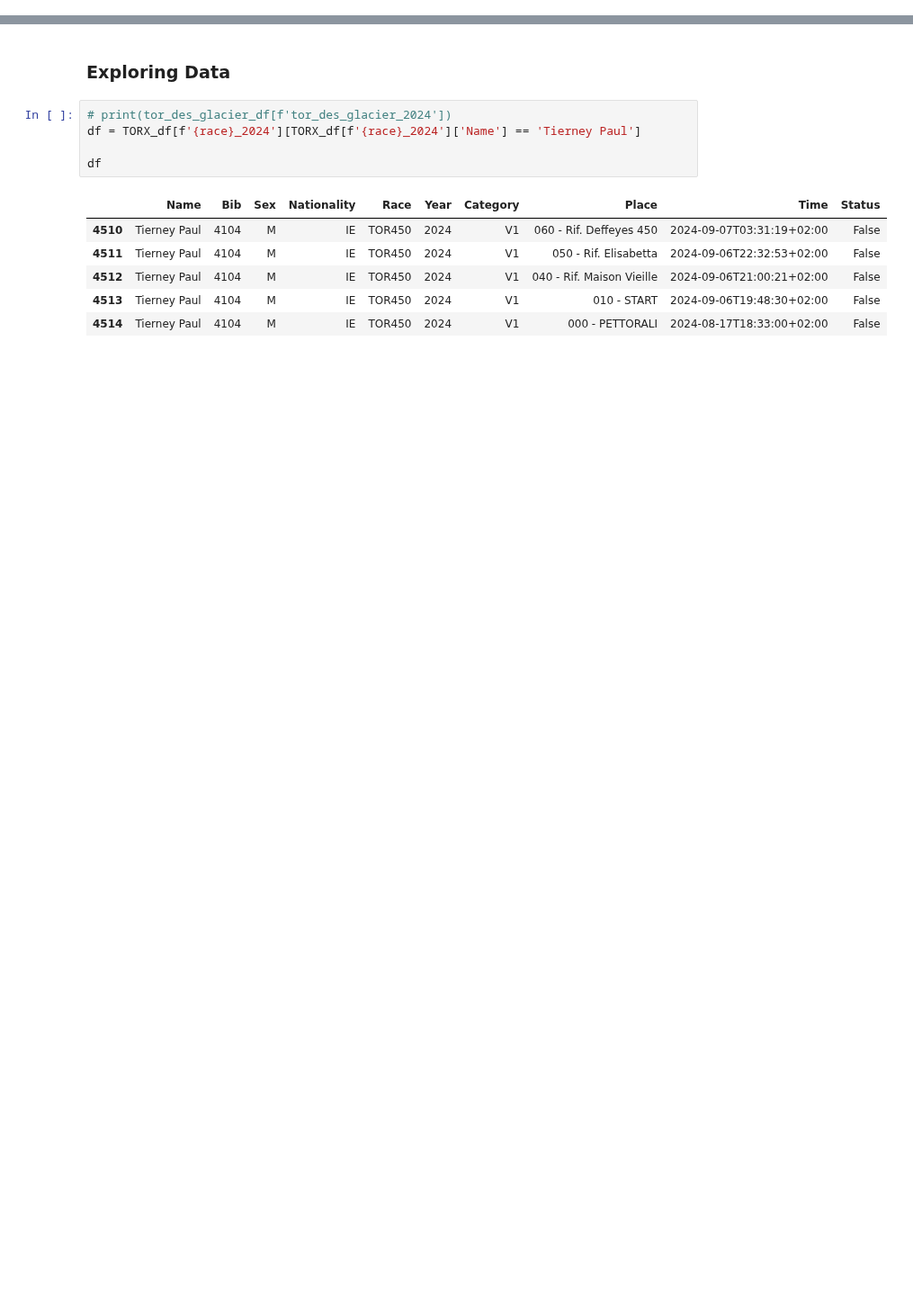
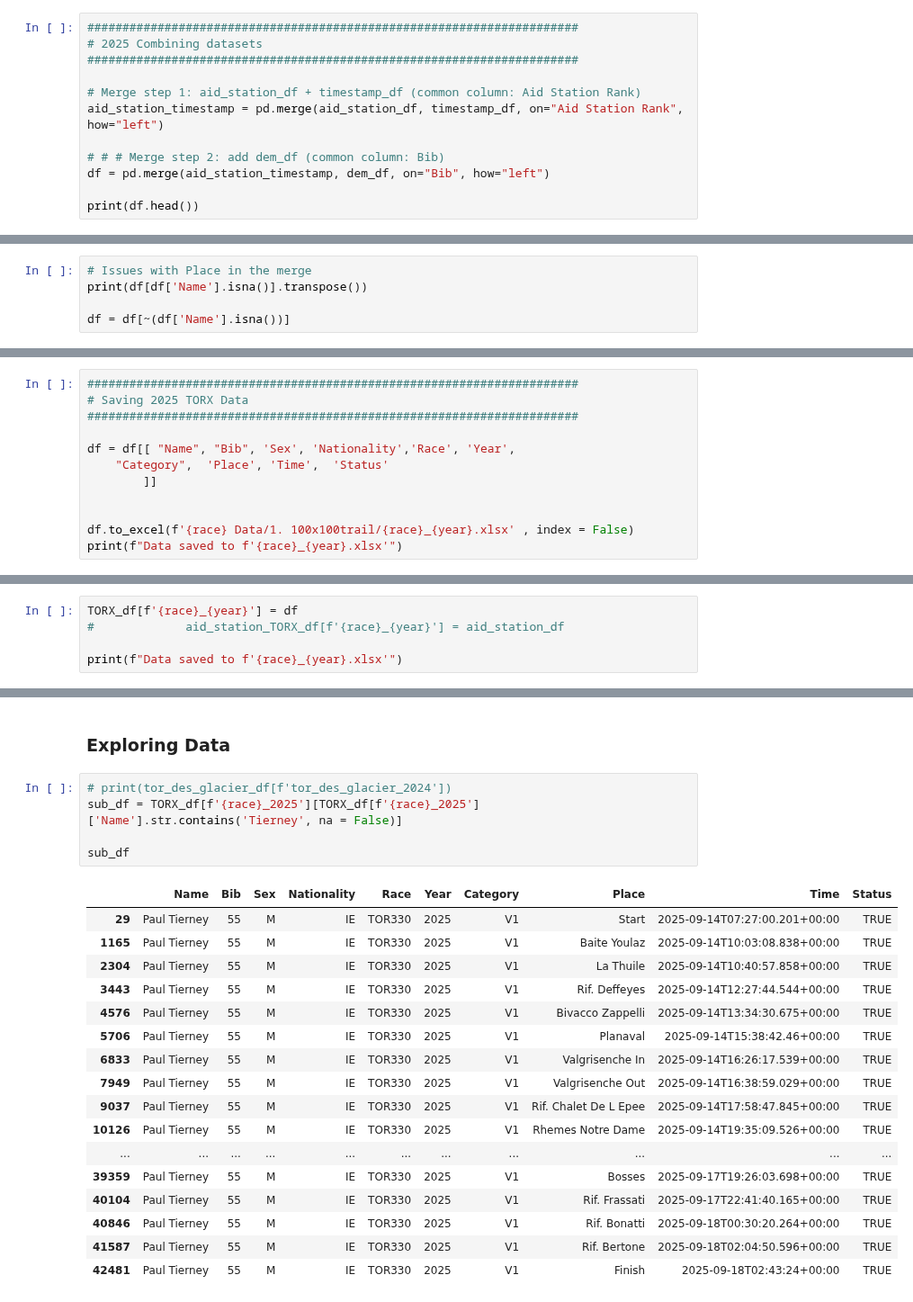
Before and after one commit to kjonina/TORX, a Jupyter notebook: Stage 1 - Scraping and Preparing Original 100x100trail data.ipynb, the cells around one changed output, grey strips where cells are left out. Shown at 90% size. Cells and saved outputs as stored; diff of their text form; blank space fills up the shorter version.

Commit message:
2025 TOR330 Data is ready :)

```diff
--- a/Stage 1 - Scraping and Preparing Original 100x100trail data.ipynb
+++ b/Stage 1 - Scraping and Preparing Original 100x100trail data.ipynb
@@ -198,0 +366,12 @@ TORX_df[f'{race}_2022'].head(5)
+# %%
+######################################################################
+# 2025 Combining datasets
+######################################################################
+
+# Merge step 1: aid_station_df + timestamp_df (common column: Aid Station Rank)
+aid_station_timestamp = pd.merge(aid_station_df, timestamp_df, on="Aid Station Rank", how="left")
+
+# # # Merge step 2: add dem_df (common column: Bib)
+df = pd.merge(aid_station_timestamp, dem_df, on="Bib", how="left")
+
+print(df.head())
@@ -198,0 +396,5 @@ TORX_df[f'{race}_2022'].head(5)
+# %%
+# Issues with Place in the merge
+print(df[df['Name'].isna()].transpose())
+
+df = df[~(df['Name'].isna())]
@@ -198,0 +405,12 @@ TORX_df[f'{race}_2022'].head(5)
+# %%
+######################################################################
+# Saving 2025 TORX Data
+######################################################################
+
+df = df[[ "Name", "Bib", 'Sex', 'Nationality','Race', 'Year',
+    "Category",  'Place', 'Time',  'Status'
+        ]]
+
+
+df.to_excel(f'{race} Data/1. 100x100trail/{race}_{year}.xlsx' , index = False)
+print(f"Data saved to f'{race}_{year}.xlsx'")
@@ -198,0 +445,5 @@ TORX_df[f'{race}_2022'].head(5)
+# %%
+TORX_df[f'{race}_{year}'] = df
+#             aid_station_TORX_df[f'{race}_{year}'] = aid_station_df
+
+print(f"Data saved to f'{race}_{year}.xlsx'")
@@ -200,13 +453,24 @@ TORX_df[f'{race}_2022'].head(5)
 ### Exploring Data
 # %%
 # print(tor_des_glacier_df[f'tor_des_glacier_2024'])
-df = TORX_df[f'{race}_2024'][TORX_df[f'{race}_2024']['Name'] == 'Tierney Paul']
+sub_df = TORX_df[f'{race}_2025'][TORX_df[f'{race}_2025']['Name'].str.contains('Tierney', na = False)]
 
-df
+sub_df
 # %% [output]
 |  | Name | Bib | Sex | Nationality | Race | Year | Category | Place | Time | Status |
-| 4510 | Tierney Paul | 4104 | M | IE | TOR450 | 2024 | V1 | 060 - Rif. Deffeyes 450 | 2024-09-07T03:31:19+02:00 | False |
-| 4511 | Tierney Paul | 4104 | M | IE | TOR450 | 2024 | V1 | 050 - Rif. Elisabetta | 2024-09-06T22:32:53+02:00 | False |
-| 4512 | Tierney Paul | 4104 | M | IE | TOR450 | 2024 | V1 | 040 - Rif. Maison Vieille | 2024-09-06T21:00:21+02:00 | False |
-| 4513 | Tierney Paul | 4104 | M | IE | TOR450 | 2024 | V1 | 010 - START | 2024-09-06T19:48:30+02:00 | False |
-| 4514 | Tierney Paul | 4104 | M | IE | TOR450 | 2024 | V1 | 000 - PETTORALI | 2024-08-17T18:33:00+02:00 | False |
+| 29 | Paul Tierney | 55 | M | IE | TOR330 | 2025 | V1 | Start | 2025-09-14T07:27:00.201+00:00 | TRUE |
+| 1165 | Paul Tierney | 55 | M | IE | TOR330 | 2025 | V1 | Baite Youlaz | 2025-09-14T10:03:08.838+00:00 | TRUE |
+| 2304 | Paul Tierney | 55 | M | IE | TOR330 | 2025 | V1 | La Thuile | 2025-09-14T10:40:57.858+00:00 | TRUE |
+| 3443 | Paul Tierney | 55 | M | IE | TOR330 | 2025 | V1 | Rif. Deffeyes | 2025-09-14T12:27:44.544+00:00 | TRUE |
+| 4576 | Paul Tierney | 55 | M | IE | TOR330 | 2025 | V1 | Bivacco Zappelli | 2025-09-14T13:34:30.675+00:00 | TRUE |
+| 5706 | Paul Tierney | 55 | M | IE | TOR330 | 2025 | V1 | Planaval | 2025-09-14T15:38:42.46+00:00 | TRUE |
+| 6833 | Paul Tierney | 55 | M | IE | TOR330 | 2025 | V1 | Valgrisenche In | 2025-09-14T16:26:17.539+00:00 | TRUE |
+| 7949 | Paul Tierney | 55 | M | IE | TOR330 | 2025 | V1 | Valgrisenche Out | 2025-09-14T16:38:59.029+00:00 | TRUE |
+| 9037 | Paul Tierney | 55 | M | IE | TOR330 | 2025 | V1 | Rif. Chalet De L Epee | 2025-09-14T17:58:47.845+00:00 | TRUE |
+| 10126 | Paul Tierney | 55 | M | IE | TOR330 | 2025 | V1 | Rhemes Notre Dame | 2025-09-14T19:35:09.526+00:00 | TRUE |
+| ... | ... | ... | ... | ... | ... | ... | ... | ... | ... | ... |
+| 39359 | Paul Tierney | 55 | M | IE | TOR330 | 2025 | V1 | Bosses | 2025-09-17T19:26:03.698+00:00 | TRUE |
+| 40104 | Paul Tierney | 55 | M | IE | TOR330 | 2025 | V1 | Rif. Frassati | 2025-09-17T22:41:40.165+00:00 | TRUE |
+| 40846 | Paul Tierney | 55 | M | IE | TOR330 | 2025 | V1 | Rif. Bonatti | 2025-09-18T00:30:20.264+00:00 | TRUE |
+| 41587 | Paul Tierney | 55 | M | IE | TOR330 | 2025 | V1 | Rif. Bertone | 2025-09-18T02:04:50.596+00:00 | TRUE |
+| 42481 | Paul Tierney | 55 | M | IE | TOR330 | 2025 | V1 | Finish | 2025-09-18T02:43:24+00:00 | TRUE |
```
Also changed, not shown: parts of 18 cells of this notebook, 9 other files.
